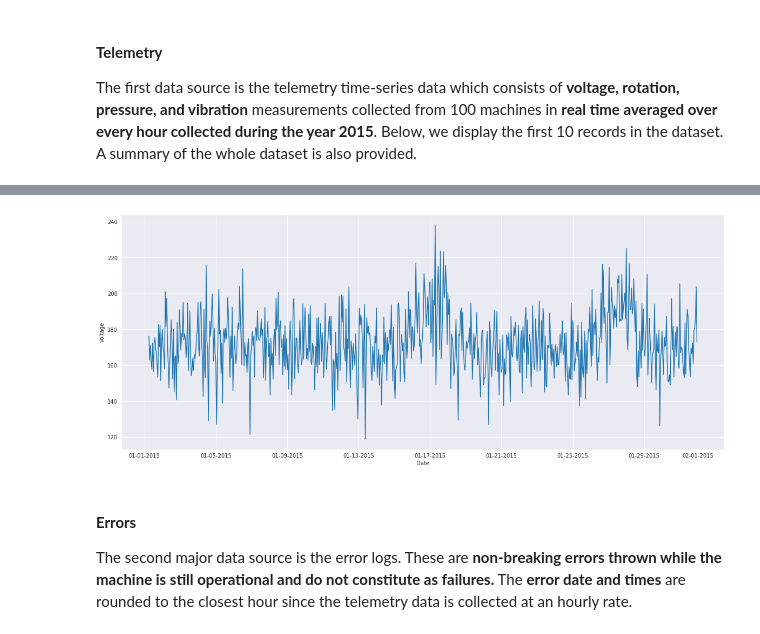
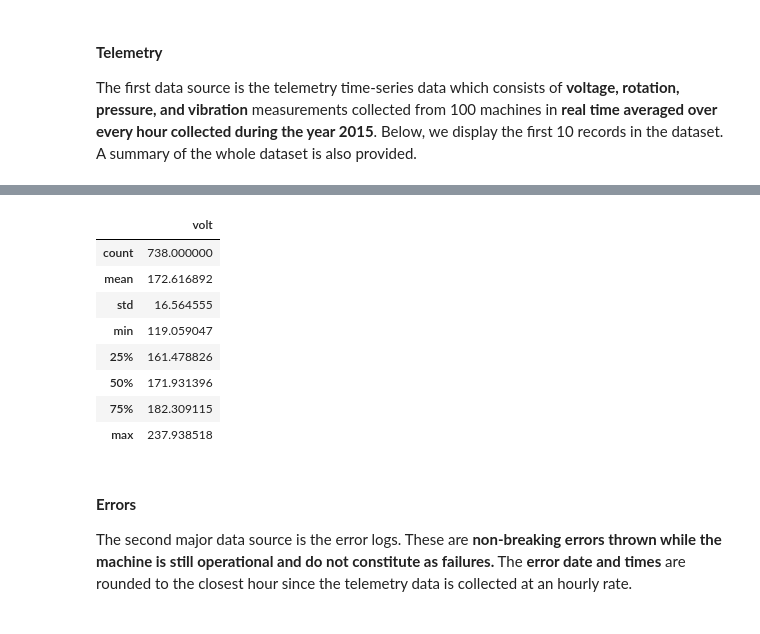
Before and after one commit to andreiciobanu/Predictive_Maintenance_using_Machine-Learning_Microsoft_Casestudy, a Jupyter notebook: Predictive Maintenance using Machine Learning.ipynb, the cells around one changed output, grey strips where cells are left out. Cells and saved outputs as stored; diff of their text form; code cells hidden in the pictures.

```diff
--- a/Predictive Maintenance using Machine Learning.ipynb
+++ b/Predictive Maintenance using Machine Learning.ipynb
@@ -62,10 +64,14 @@ The first data source is the telemetry time-series data which consists of **volt
 import matplotlib.pyplot as plt
 import seaborn as sns
 
+#Access a group of rows and columns by label(s) or a boolean array.
 plot_df = telemetry.loc[(telemetry['machineID'] == 1) &
                         (telemetry['datetime'] > pd.to_datetime('2015-01-01')) &
                         (telemetry['datetime'] <pd.to_datetime('2015-02-01')),
                         ['datetime','volt']]
+
+print(plot_df.head())
+plot_df.describe()
 sns.set_style("darkgrid")
 plt.figure(figsize=(20, 8))
 plt.plot(plot_df['datetime'], plot_df['volt'])
@@ -80,4 +91,12 @@ Text(0.5, 0, 'Date')
-[figure, removed]
+|  | volt |
+| count | 738.000000 |
+| mean | 172.616892 |
+| std | 16.564555 |
+| min | 119.059047 |
+| 25% | 161.478826 |
+| 50% | 171.931396 |
+| 75% | 182.309115 |
+| max | 237.938518 |
 # %% [markdown]
 #### **Errors**
 The second major data source is the error logs. These are **non-breaking errors thrown while the machine is still operational and do not constitute as failures.** The **error date and times** are rounded to the closest hour since the telemetry data is collected at an hourly rate.
```
Also changed, not shown: parts of 5 cells of this notebook.
